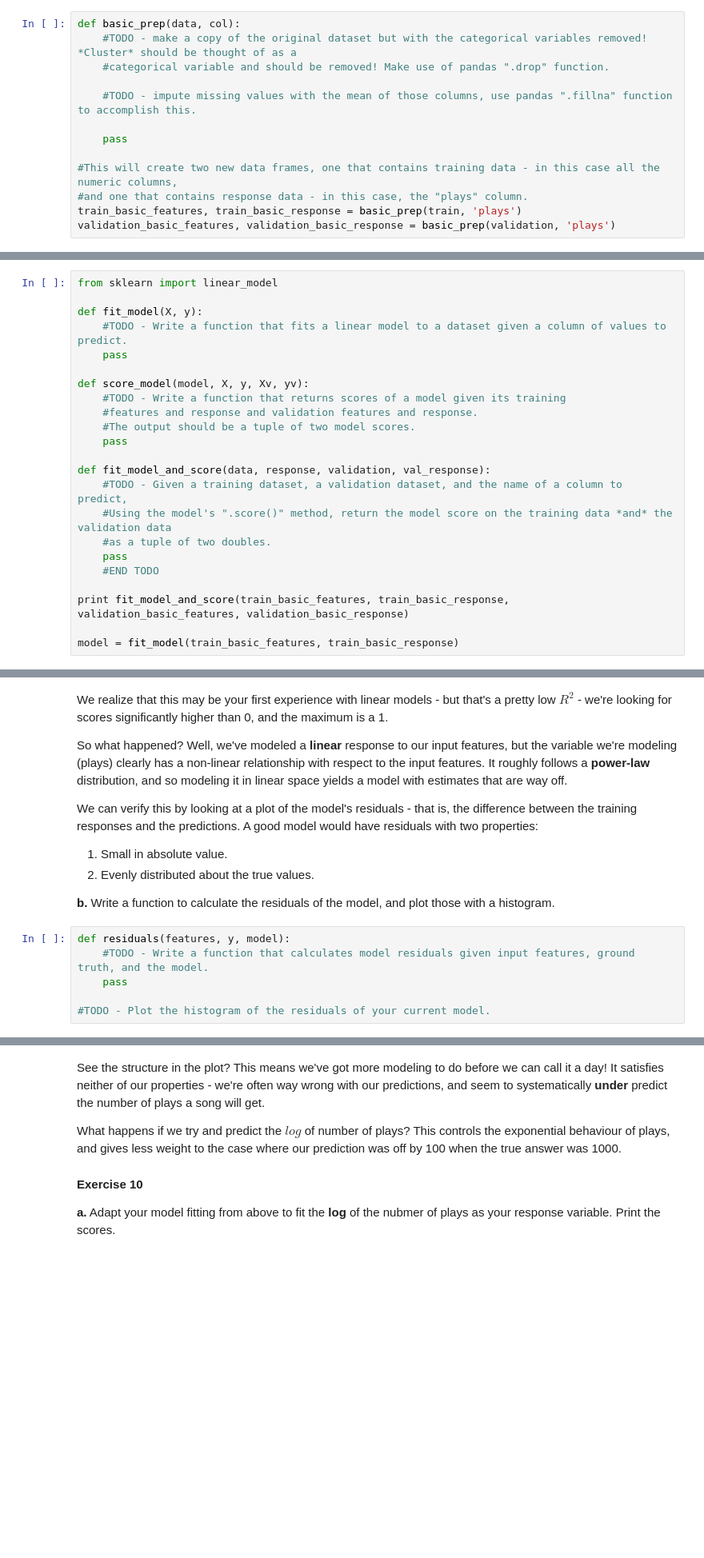
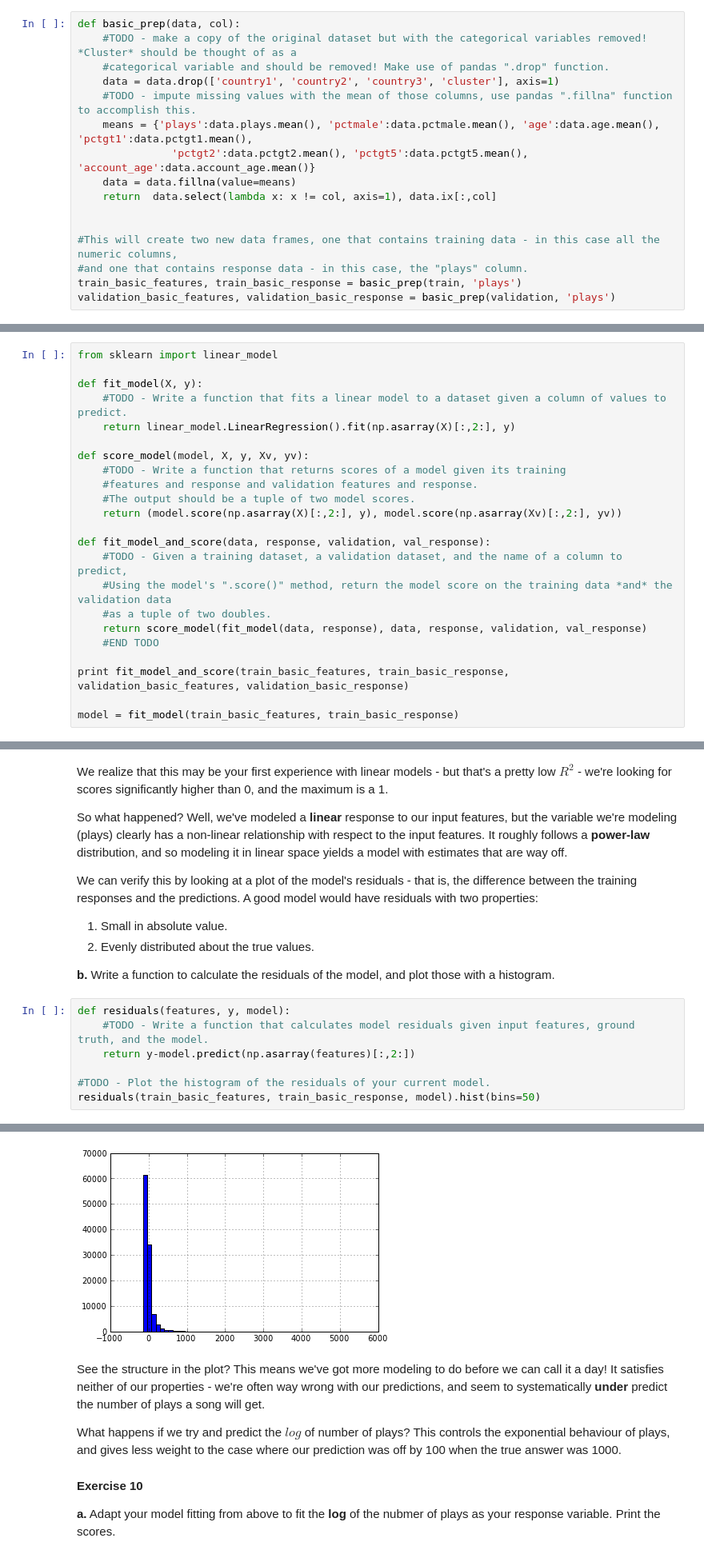
Before and after one commit to wu-david/datascience-sp14, a Jupyter notebook: hw2/HW2.ipynb, the cells around one changed output, grey strips where cells are left out. Shown at 80% size. Saved outputs shown, nothing was run; the diff lists cells and outputs as text; blank space fills up the shorter version.

```diff
--- a/hw2/HW2.ipynb
+++ b/hw2/HW2.ipynb
@@ -595,10 +637,13 @@ Do you notice anything about the data in this view? What about the relationship
 def basic_prep(data, col):
     #TODO - make a copy of the original dataset but with the categorical variables removed! *Cluster* should be thought of as a
     #categorical variable and should be removed! Make use of pandas ".drop" function.
+    data = data.drop(['country1', 'country2', 'country3', 'cluster'], axis=1)
+    #TODO - impute missing values with the mean of those columns, use pandas ".fillna" function to accomplish this.
+    means = {'plays':data.plays.mean(), 'pctmale':data.pctmale.mean(), 'age':data.age.mean(), 'pctgt1':data.pctgt1.mean(),
+               'pctgt2':data.pctgt2.mean(), 'pctgt5':data.pctgt5.mean(), 'account_age':data.account_age.mean()}
+    data = data.fillna(value=means)
+    return  data.select(lambda x: x != col, axis=1), data.ix[:,col]
 
-    #TODO - impute missing values with the mean of those columns, use pandas ".fillna" function to accomplish this.
-
-    pass
 
 #This will create two new data frames, one that contains training data - in this case all the numeric columns,
 #and one that contains response data - in this case, the "plays" column.
@@ -627,19 +670,19 @@ from sklearn import linear_model
 
 def fit_model(X, y):
     #TODO - Write a function that fits a linear model to a dataset given a column of values to predict.
-    pass
+    return linear_model.LinearRegression().fit(np.asarray(X)[:,2:], y)
 
 def score_model(model, X, y, Xv, yv):
     #TODO - Write a function that returns scores of a model given its training
     #features and response and validation features and response.
     #The output should be a tuple of two model scores.
-    pass
+    return (model.score(np.asarray(X)[:,2:], y), model.score(np.asarray(Xv)[:,2:], yv))
 
 def fit_model_and_score(data, response, validation, val_response):
     #TODO - Given a training dataset, a validation dataset, and the name of a column to predict,
     #Using the model's ".score()" method, return the model score on the training data *and* the validation data
     #as a tuple of two doubles.
-    pass
+    return score_model(fit_model(data, response), data, response, validation, val_response)
     #END TODO
 
 print fit_model_and_score(train_basic_features, train_basic_response, validation_basic_features, validation_basic_response)
@@ -661,6 +704,8 @@ We can verify this by looking at a plot of the model's residuals - that is, the
 # %%
 def residuals(features, y, model):
     #TODO - Write a function that calculates model residuals given input features, ground truth, and the model.
-    pass
+    return y-model.predict(np.asarray(features)[:,2:])
 
 #TODO - Plot the histogram of the residuals of your current model.
+residuals(train_basic_features, train_basic_response, model).hist(bins=50)
+# %% [output]
@@ -667,3 +713,4 @@ def residuals(features, y, model):
+[figure, added]
 # %% [markdown]
 See the structure in the plot? This means we've got more modeling to do before we can call it a day! It satisfies neither of our properties - we're often way wrong with our predictions, and seem to systematically **under** predict the number of plays a song will get.
 
```
Also changed, not shown: parts of 42 cells of this notebook, 2 other files.
